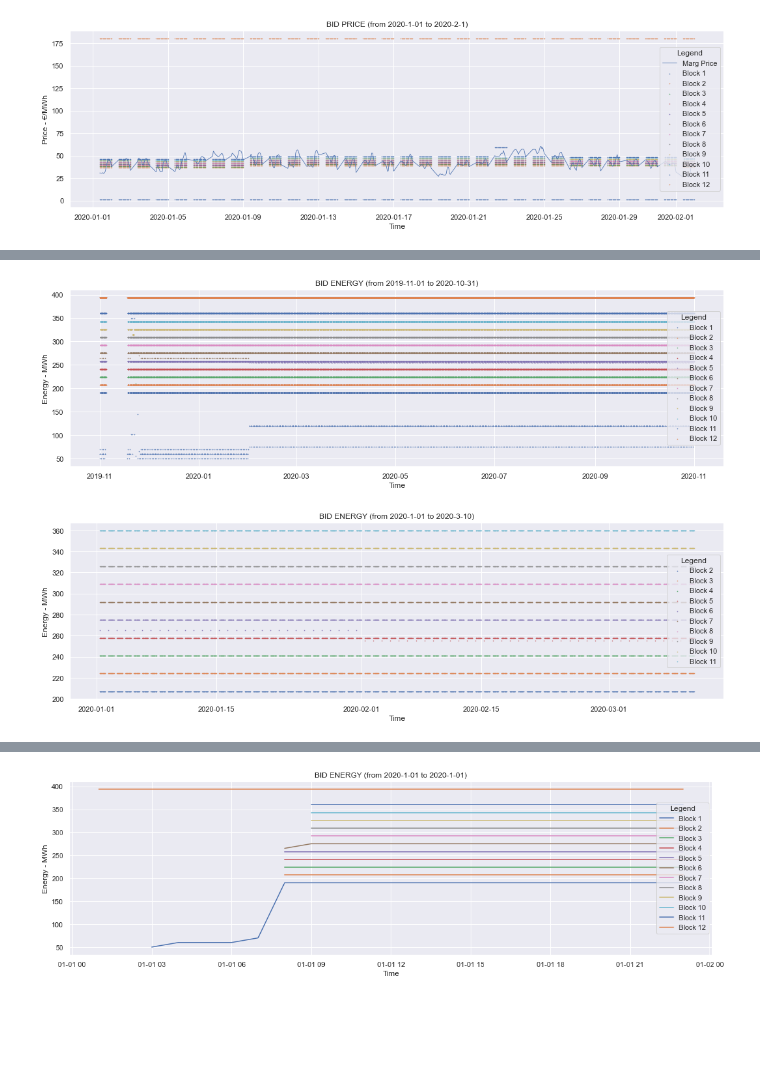
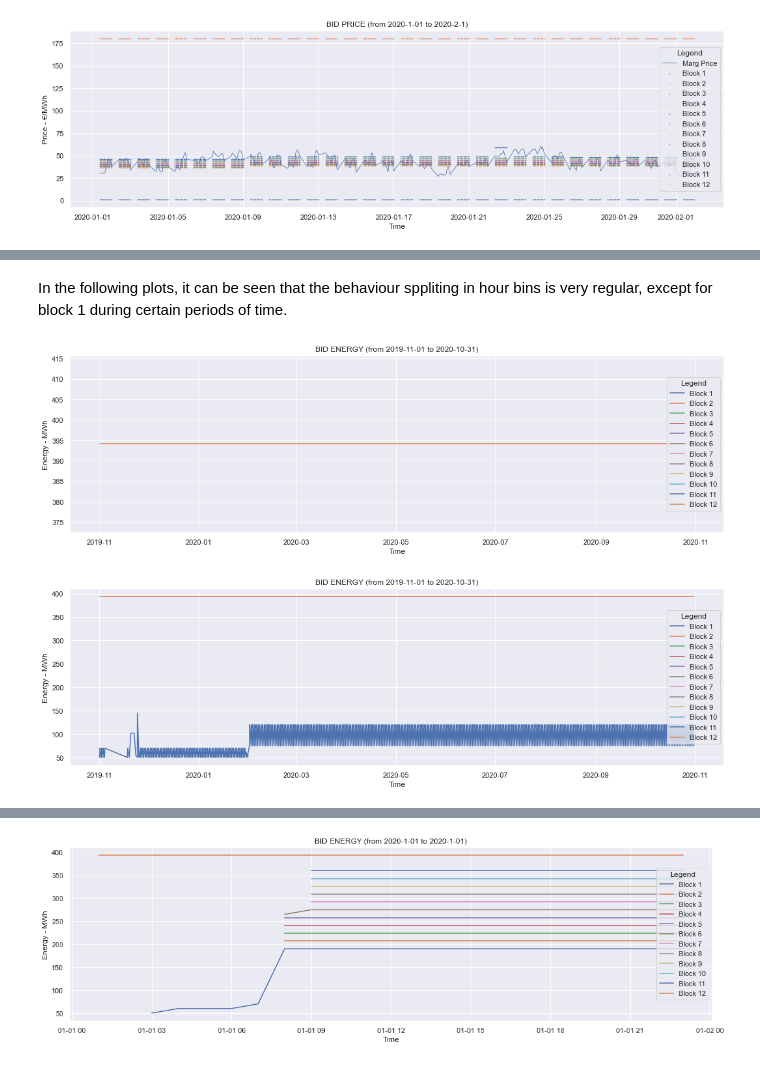
Before and after one commit to luisdelpozo/TFM, a Jupyter notebook: 10_CC_PALOS1_base.ipynb, the cells around one changed output, grey strips where cells are left out. Saved outputs shown, nothing was run; the diff lists cells and outputs as text; code cells hidden in the pictures; blank space fills up the shorter version.

```diff
--- a/10_CC_PALOS1_base.ipynb
+++ b/10_CC_PALOS1_base.ipynb
@@ -723,7 +734,7 @@ plot_24bids(df_curve, '2020-10-25')
 # %%
 df_plot = df_curve.copy()
-df_plot = df_plot[['Year','Month', 'Day', 'Period', 'Block', 'Energy_tot', 'Price', 'Marg_Price']]
+df_plot = df_plot[['Year','Month', 'Day', 'Period', 'Block', 'Energy_tot', 'Price', 'Marg_Price', 'NG_Price']]
 df_plot.rename(columns={"Period": "Hour"}, inplace = True)
 df_plot['Date_Hour'] = pd.to_datetime(df_plot[['Year', 'Month', 'Day', 'Hour']])
-df_plot_reduced = df_plot.set_index('Date_Hour')
-df_plot_reduced = df_plot_reduced[['Block', 'Hour', 'Energy_tot', 'Price', 'Marg_Price']]
+df_plot_reduced = df_plot.set_index('Date_Hour') #New time index is created
+df_plot_reduced = df_plot_reduced[['Block', 'Hour', 'Energy_tot', 'Price', 'Marg_Price', 'NG_Price']]
@@ -742,0 +783,4 @@ plot_bid_timeperiod(df_plot_reduced,'2020-1-01','2020-2-1',2,11, block_all)
+# %%
+sns.set(rc={'figure.figsize':(14, 5)})
+df_plot_reduced['Marg_Price'].plot(linewidth=0.3);
+df_plot_reduced['NG_Price'].plot(linewidth=1, secondary_y=True);
@@ -763,9 +858,14 @@ plot_bid_timeperiod(df_plot_reduced[df_plot_reduced['Hour'].isin(range(9,25))],
+# %% [markdown]
+In the following plots, it can be seen that the behaviour sppliting in hour bins is very regular, except for block 1 during certain periods of time.
 # %%
-plot_energy_timeperiod(df_plot_reduced,str(df_curve['Date'].min())[0:10],
-                    str(df_curve['Date'].max())[0:10],1,12, block_all)
+plot_energy_timeperiod_line(df_plot_reduced[df_plot_reduced['Hour'].isin(range(1,3))],
+                       str(df_curve['Date'].min())[0:10],
+                       str(df_curve['Date'].max())[0:10], 1, 12, block_all)
 # %% [output]
-[figure, old version]
+[figure, new version]
-# %%
-plot_energy_timeperiod(df_plot_reduced,'2020-1-01','2020-3-10',2,11, block_all)
-# %% [output]
-[figure, removed]
+# %%
+plot_energy_timeperiod_line(df_plot_reduced[df_plot_reduced['Hour'].isin(range(3,8))],
+                       str(df_curve['Date'].min())[0:10],
+                       str(df_curve['Date'].max())[0:10], 1, 12, block_all)
+# %% [output]
+[figure, added]
```
Also changed, not shown: parts of 182 cells of this notebook.
